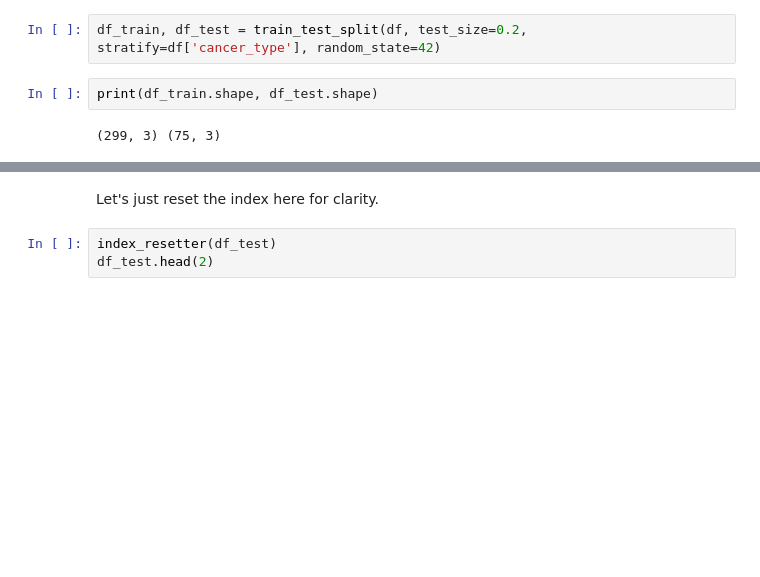
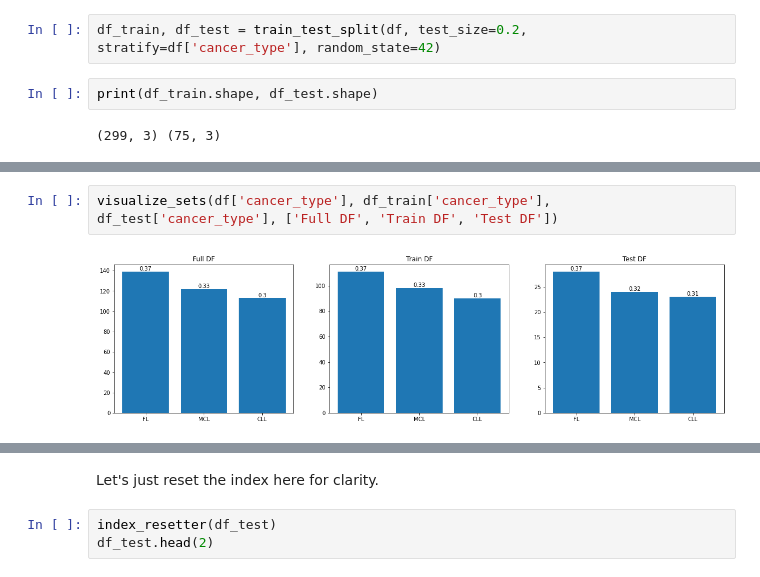
Before and after one commit to andy-j-block/lymphoma_classifier, a Jupyter notebook: Classifier.ipynb, the cells around one changed output, grey strips where cells are left out. Saved outputs shown, nothing was run; the diff lists cells and outputs as text; blank space fills up the shorter version.

Commit message:
Created visualize_set func, changed pillow reduce to resize to allow for resampling method flexibility

```diff
--- a/Classifier.ipynb
+++ b/Classifier.ipynb
@@ -371,3 +328,7 @@ plt.show()
+# %%
+visualize_sets(df['cancer_type'], df_train['cancer_type'], df_test['cancer_type'], ['Full DF', 'Train DF', 'Test DF'])
+# %% [output]
+[figure, added]
 # %%
 df_test.head(3)
 # %% [output]
```
Also changed, not shown: parts of 24 cells of this notebook.
